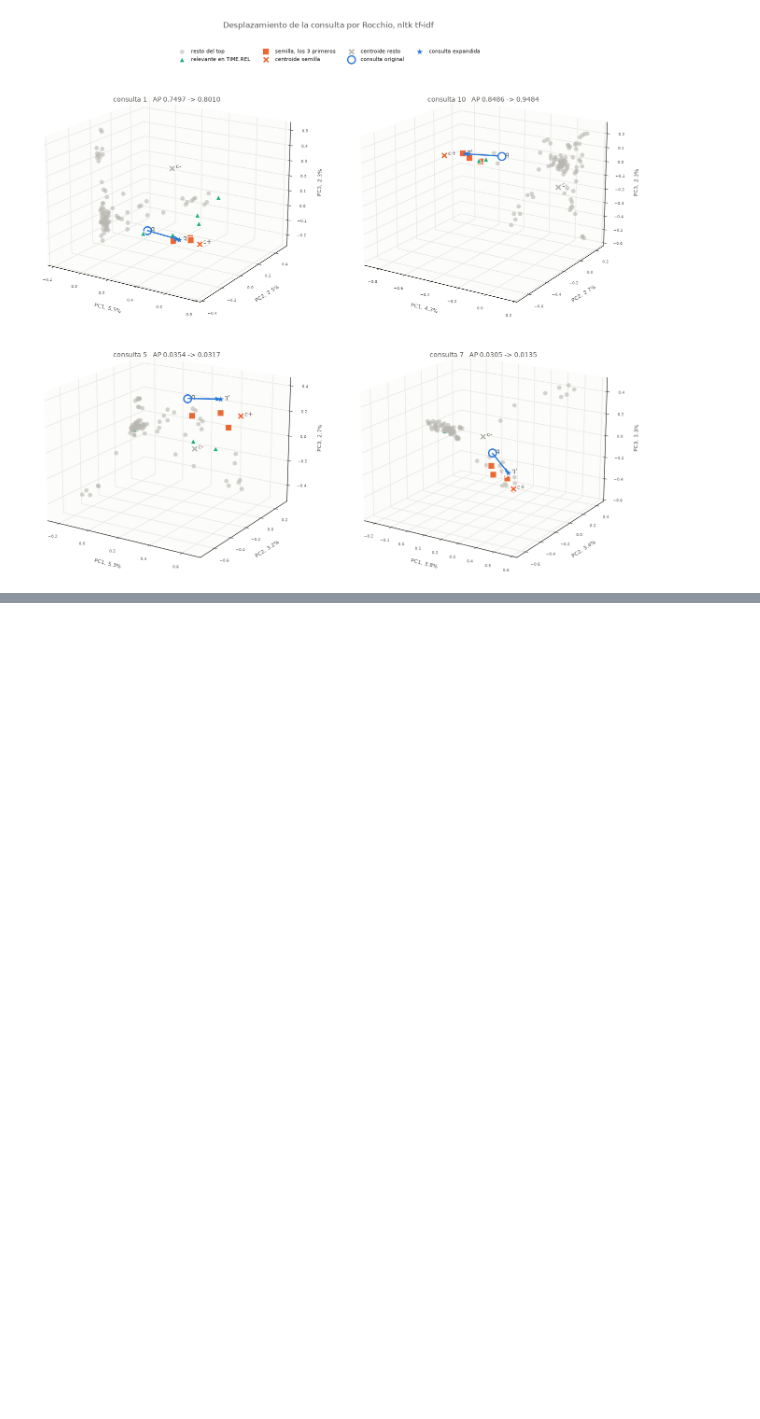
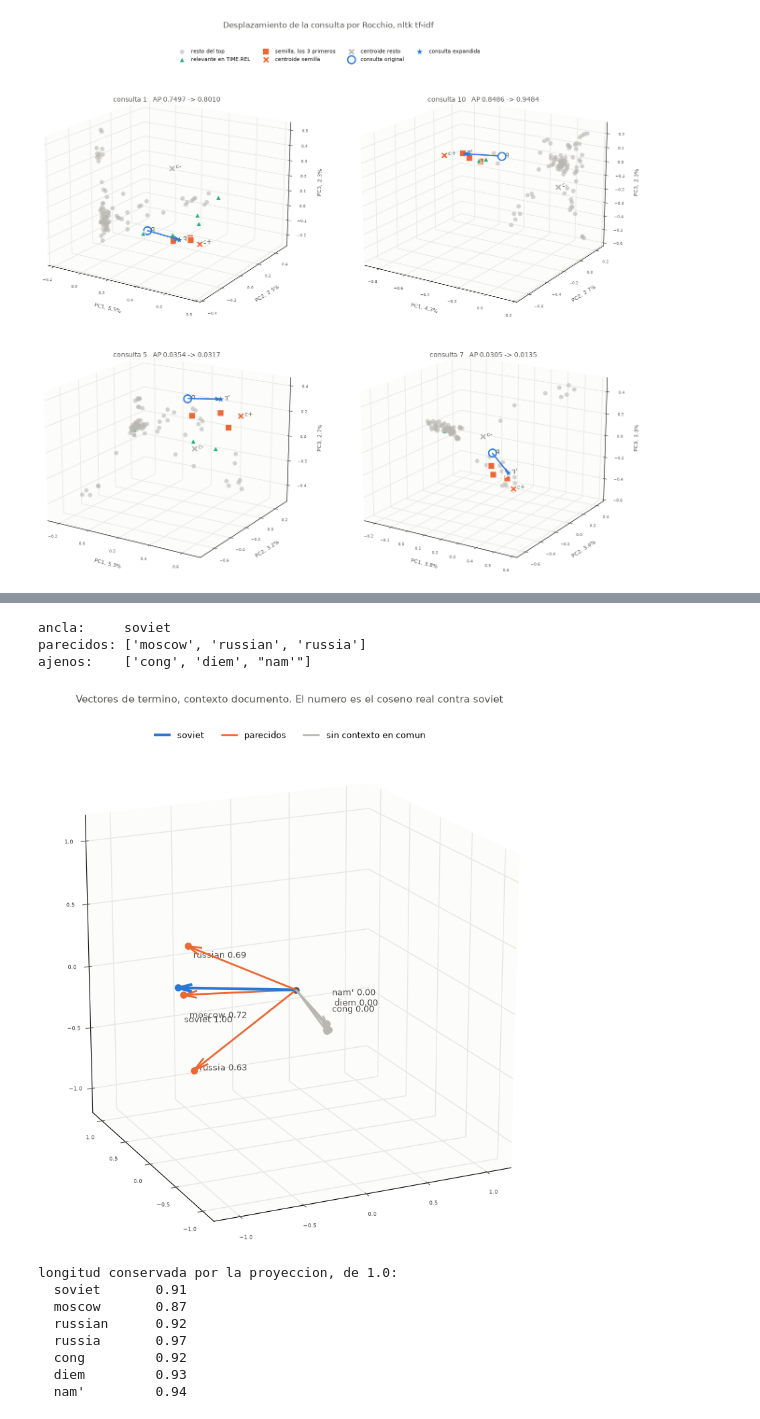
Before and after one commit to zxxz456/inaoe, a Jupyter notebook: fundamentos_aal/actividades/src/actividad.ipynb, the cells around one changed output, grey strips where cells are left out. Cells and saved outputs as stored; diff of their text form; code cells hidden in the pictures; blank space fills up the shorter version.

```diff
--- a/fundamentos_aal/actividades/src/actividad.ipynb
+++ b/fundamentos_aal/actividades/src/actividad.ipynb
@@ -2709,0 +3199,49 @@ plt.show()
+# %%
+TERMINO_ANCLA = "soviet"
+CONTEXTO_VISTA = "documento"
+
+a_doc = matriz_a(contextos[CONTEXTO_VISTA])
+c_vista = matrices_c[CONTEXTO_VISTA]
+
+parecidos = list(vecinos(c_vista, TERMINO_ANCLA, tope=3).index)
+ajenos = terminos_ajenos(c_vista, TERMINO_ANCLA, tope=3)
+
+print(f"ancla:     {TERMINO_ANCLA}")
+print(f"parecidos: {parecidos}")
+print(f"ajenos:    {ajenos}\n")
+
+fig = plt.figure(figsize=(10, 8.5))
+eje = fig.add_subplot(projection="3d")
+pos = graficar_vectores(a_doc, c_vista, TERMINO_ANCLA, parecidos,
+                        ajenos, eje=eje, leyenda=False)
+
+# La leyenda a nivel de figura, que dentro del eje tapa las flechas
+marcas, nombres = eje.get_legend_handles_labels()
+fig.legend(marcas, nombres, loc="upper center", ncol=3, fontsize=9,
+           frameon=False, bbox_to_anchor=(0.5, 0.93))
+
+fig.suptitle(f"Vectores de termino, contexto {CONTEXTO_VISTA}. "
+             f"El numero es el coseno real contra {TERMINO_ANCLA}",
+             fontsize=11, color=TINTA_VIZ)
+fig.subplots_adjust(left=0.02, right=0.98, top=0.88, bottom=0.02)
+plt.show()
+
+# Cuanta longitud sobrevivio: 1.00 seria que la proyeccion no
+# deformo nada, y todo lo que falte es distorsion del dibujo
+largos = np.sqrt((pos ** 2).sum(axis=1))
+print("\nlongitud conservada por la proyeccion, de 1.0:")
+for clave, largo in largos.items():
+    print(f"  {clave:<12} {largo:.2f}")
+# %% [output]
+ancla:     soviet
+parecidos: ['moscow', 'russian', 'russia']
+ajenos:    ['cong', 'diem', "nam'"]
+[figure, added]
+longitud conservada por la proyeccion, de 1.0:
+  soviet       0.91
+  moscow       0.87
+  russian      0.92
+  russia       0.97
+  cong         0.92
+  diem         0.93
+  nam'         0.94
```
Also changed, not shown: parts of 9 cells of this notebook.
